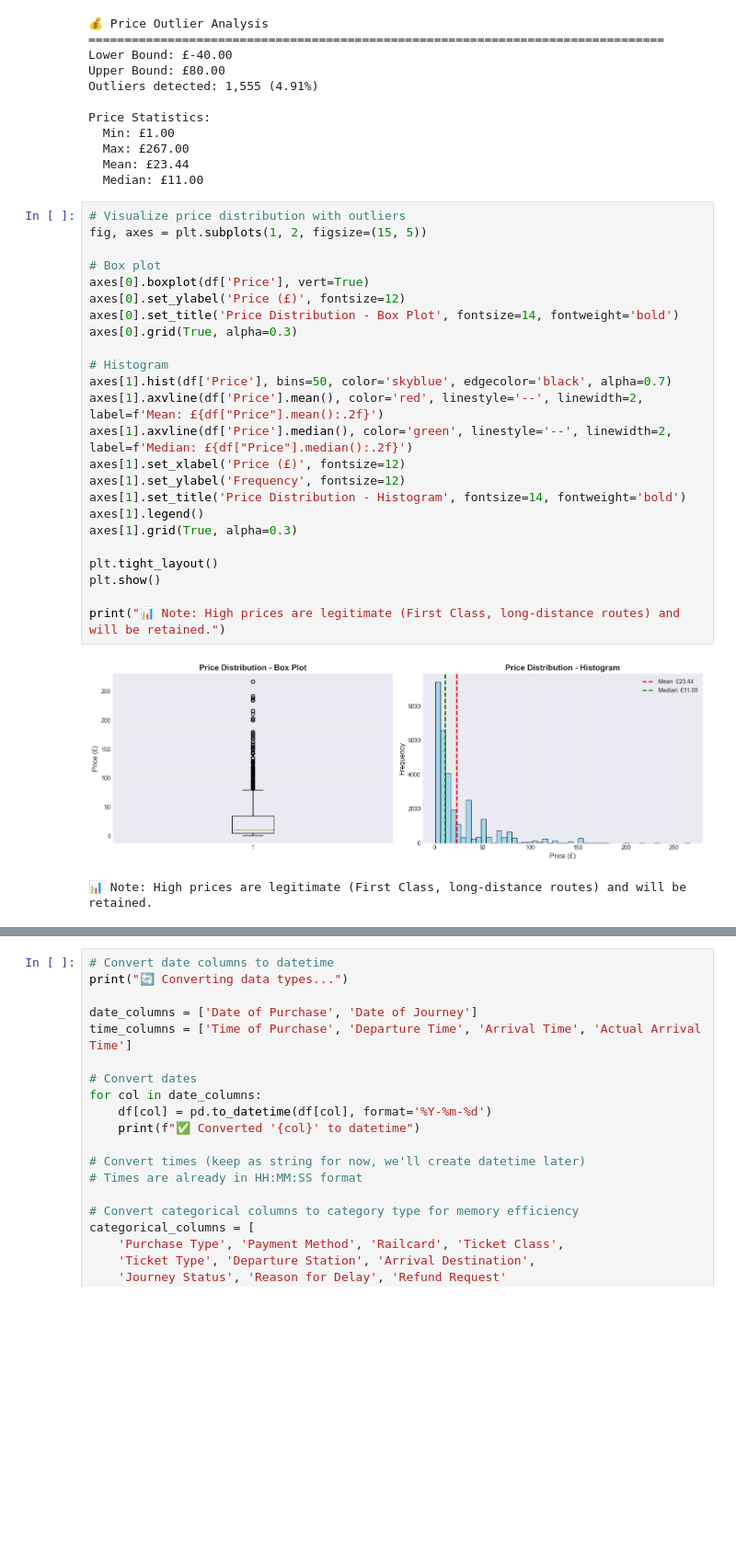
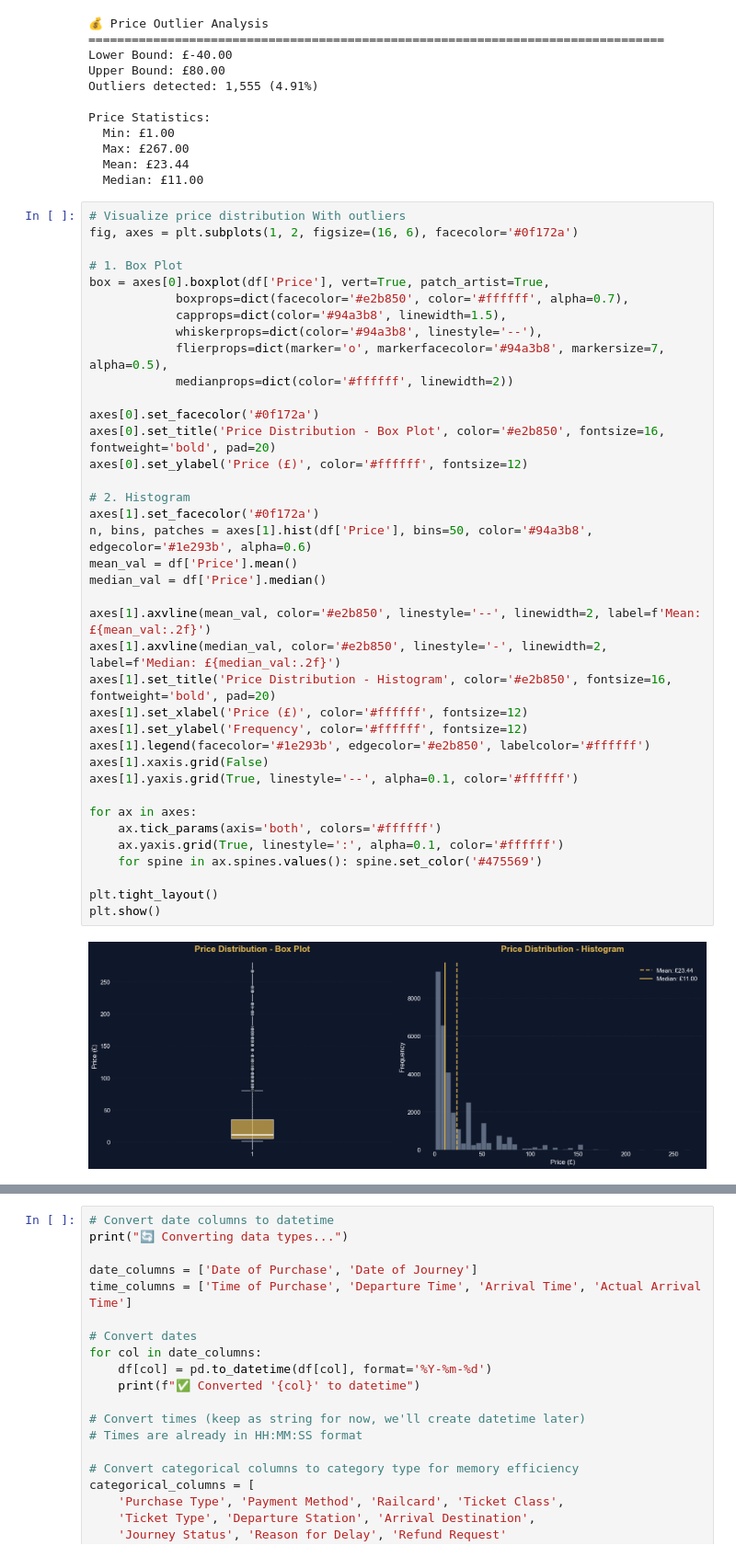
Before and after one commit to KhaledEisa/RailSmart-UK-Train-Rides, a Jupyter notebook: data_analysis_and_cleaning.ipynb, the cells around one changed output, grey strips where cells are left out. Shown at 92% size. Cells and saved outputs as stored; diff of their text form; blank space fills up the shorter version.

```diff
--- a/data_analysis_and_cleaning.ipynb
+++ b/data_analysis_and_cleaning.ipynb
@@ -290,31 +414,44 @@ Price Statistics:
   Max: £267.00
   Mean: £23.44
   Median: £11.00
-# %%
-# Visualize price distribution with outliers
-fig, axes = plt.subplots(1, 2, figsize=(15, 5))
-
-# Box plot
-axes[0].boxplot(df['Price'], vert=True)
-axes[0].set_ylabel('Price (£)', fontsize=12)
-axes[0].set_title('Price Distribution - Box Plot', fontsize=14, fontweight='bold')
-axes[0].grid(True, alpha=0.3)
-
-# Histogram
-axes[1].hist(df['Price'], bins=50, color='skyblue', edgecolor='black', alpha=0.7)
-axes[1].axvline(df['Price'].mean(), color='red', linestyle='--', linewidth=2, label=f'Mean: £{df["Price"].mean():.2f}')
-axes[1].axvline(df['Price'].median(), color='green', linestyle='--', linewidth=2, label=f'Median: £{df["Price"].median():.2f}')
-axes[1].set_xlabel('Price (£)', fontsize=12)
-axes[1].set_ylabel('Frequency', fontsize=12)
-axes[1].set_title('Price Distribution - Histogram', fontsize=14, fontweight='bold')
-axes[1].legend()
-axes[1].grid(True, alpha=0.3)
-
-plt.tight_layout()
-plt.show()
-
-print("📊 Note: High prices are legitimate (First Class, long-distance routes) and will be retained.")
-# %% [output]
-[figure, removed]
-📊 Note: High prices are legitimate (First Class, long-distance routes) and will be retained.
+# %%
+# Visualize price distribution With outliers
+fig, axes = plt.subplots(1, 2, figsize=(16, 6), facecolor='#0f172a')
+
+# 1. Box Plot
+box = axes[0].boxplot(df['Price'], vert=True, patch_artist=True,
+            boxprops=dict(facecolor='#e2b850', color='#ffffff', alpha=0.7),
+            capprops=dict(color='#94a3b8', linewidth=1.5),
+            whiskerprops=dict(color='#94a3b8', linestyle='--'),
+            flierprops=dict(marker='o', markerfacecolor='#94a3b8', markersize=7, alpha=0.5),
+            medianprops=dict(color='#ffffff', linewidth=2))
+
+axes[0].set_facecolor('#0f172a')
+axes[0].set_title('Price Distribution - Box Plot', color='#e2b850', fontsize=16, fontweight='bold', pad=20)
+axes[0].set_ylabel('Price (£)', color='#ffffff', fontsize=12)
+
+# 2. Histogram
+axes[1].set_facecolor('#0f172a')
+n, bins, patches = axes[1].hist(df['Price'], bins=50, color='#94a3b8', edgecolor='#1e293b', alpha=0.6)
+mean_val = df['Price'].mean()
+median_val = df['Price'].median()
+
+axes[1].axvline(mean_val, color='#e2b850', linestyle='--', linewidth=2, label=f'Mean: £{mean_val:.2f}')
+axes[1].axvline(median_val, color='#e2b850', linestyle='-', linewidth=2, label=f'Median: £{median_val:.2f}')
+axes[1].set_title('Price Distribution - Histogram', color='#e2b850', fontsize=16, fontweight='bold', pad=20)
+axes[1].set_xlabel('Price (£)', color='#ffffff', fontsize=12)
+axes[1].set_ylabel('Frequency', color='#ffffff', fontsize=12)
+axes[1].legend(facecolor='#1e293b', edgecolor='#e2b850', labelcolor='#ffffff')
+axes[1].xaxis.grid(False)
+axes[1].yaxis.grid(True, linestyle='--', alpha=0.1, color='#ffffff')
+
+for ax in axes:
+    ax.tick_params(axis='both', colors='#ffffff')
+    ax.yaxis.grid(True, linestyle=':', alpha=0.1, color='#ffffff')
+    for spine in ax.spines.values(): spine.set_color('#475569')
+
+plt.tight_layout()
+plt.show()
+# %% [output]
+[figure, added]
 # %% [markdown]
```
Also changed, not shown: parts of 64 cells of this notebook, 21 other files.
